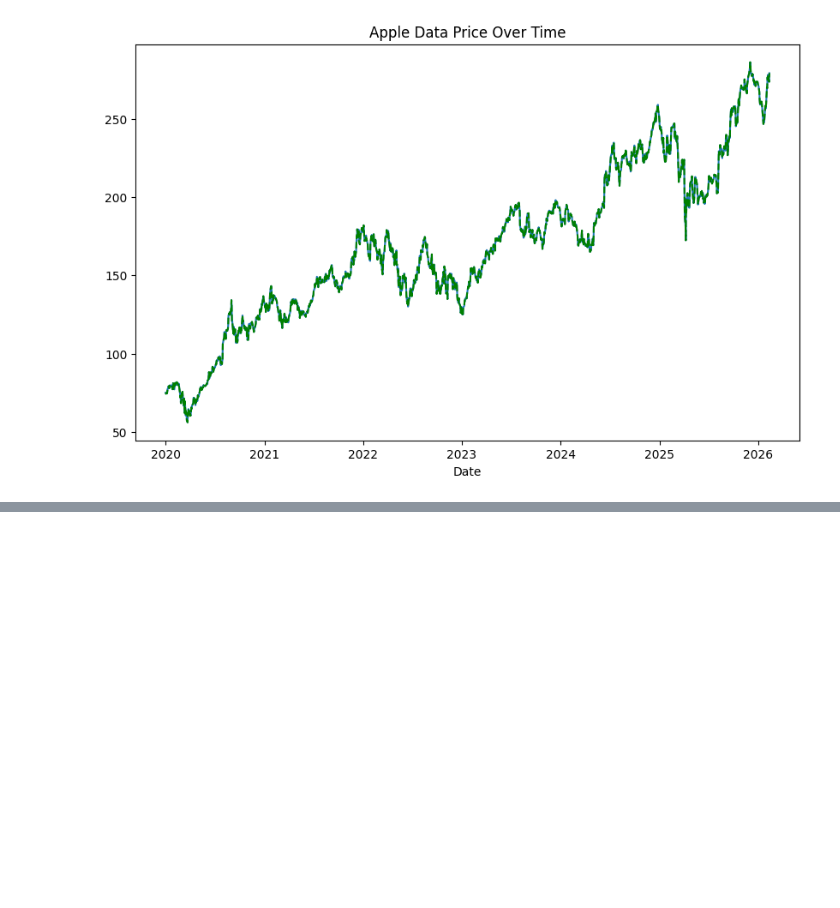
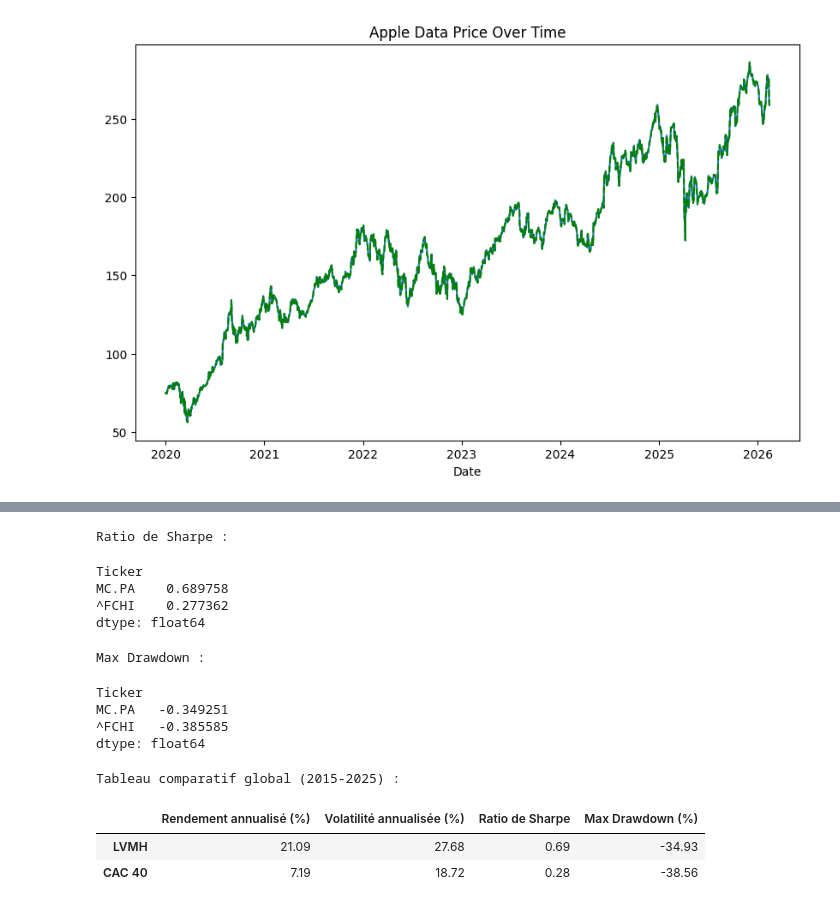
Before and after one commit to melynazrd/IAE_METZ_2026_DATA_AUDIT, a Jupyter notebook: SCRIPTS/analyse_bourse.ipynb, the cells around one changed output, grey strips where cells are left out. Saved outputs shown, nothing was run; the diff lists cells and outputs as text; code cells hidden in the pictures; blank space fills up the shorter version.

```diff
--- a/SCRIPTS/analyse_bourse.ipynb
+++ b/SCRIPTS/analyse_bourse.ipynb
@@ -212,0 +301,6 @@ Text(0.5, 0, 'Date')
+# %%
+# Rendement annualisé
+annual_return = returns.mean() * 252
+
+print("Rendement annualisé :")
+print(annual_return)
@@ -212,0 +332,54 @@ Text(0.5, 0, 'Date')
+# %%
+# Ratio de Sharpe
+risk_free_rate = 0.02  # 2% hypothèse
+
+sharpe = (annual_return - risk_free_rate) / volatility
+
+print("Ratio de Sharpe :")
+sharpe
+# %% [output]
+Ratio de Sharpe :
+Ticker
+MC.PA    0.689758
+^FCHI    0.277362
+dtype: float64
+# %%
+# Max Drawdown
+def max_drawdown(r):
+    cumulative = (1 + r).cumprod()
+    peak = cumulative.cummax()
+    drawdown = (cumulative - peak) / peak
+    return drawdown.min()
+
+max_dd = returns.apply(max_drawdown)
+
+print("Max Drawdown :")
+max_dd
+# %% [output]
+Max Drawdown :
+Ticker
+MC.PA   -0.349251
+^FCHI   -0.385585
+dtype: float64
+# %%
+# Création tableau global comparatif
+
+summary_table = pd.DataFrame({
+    "Rendement annualisé (%)": (annual_return * 100),
+    "Volatilité annualisée (%)": (volatility * 100),
+    "Ratio de Sharpe": sharpe,
+    "Max Drawdown (%)": (max_dd * 100)
+})
+
+summary_table = summary_table.round(2)
+
+# Renommer pour plus de clarté
+summary_table.index = ["LVMH", "CAC 40"]
+
+print("Tableau comparatif global (2015-2025) :")
+summary_table
+# %% [output]
+Tableau comparatif global (2015-2025) :
+|  | Rendement annualisé (%) | Volatilité annualisée (%) | Ratio de Sharpe | Max Drawdown (%) |
+| LVMH | 21.09 | 27.68 | 0.69 | -34.93 |
+| CAC 40 | 7.19 | 18.72 | 0.28 | -38.56 |
```
Also changed, not shown: parts of 12 cells of this notebook, 1 other file.
